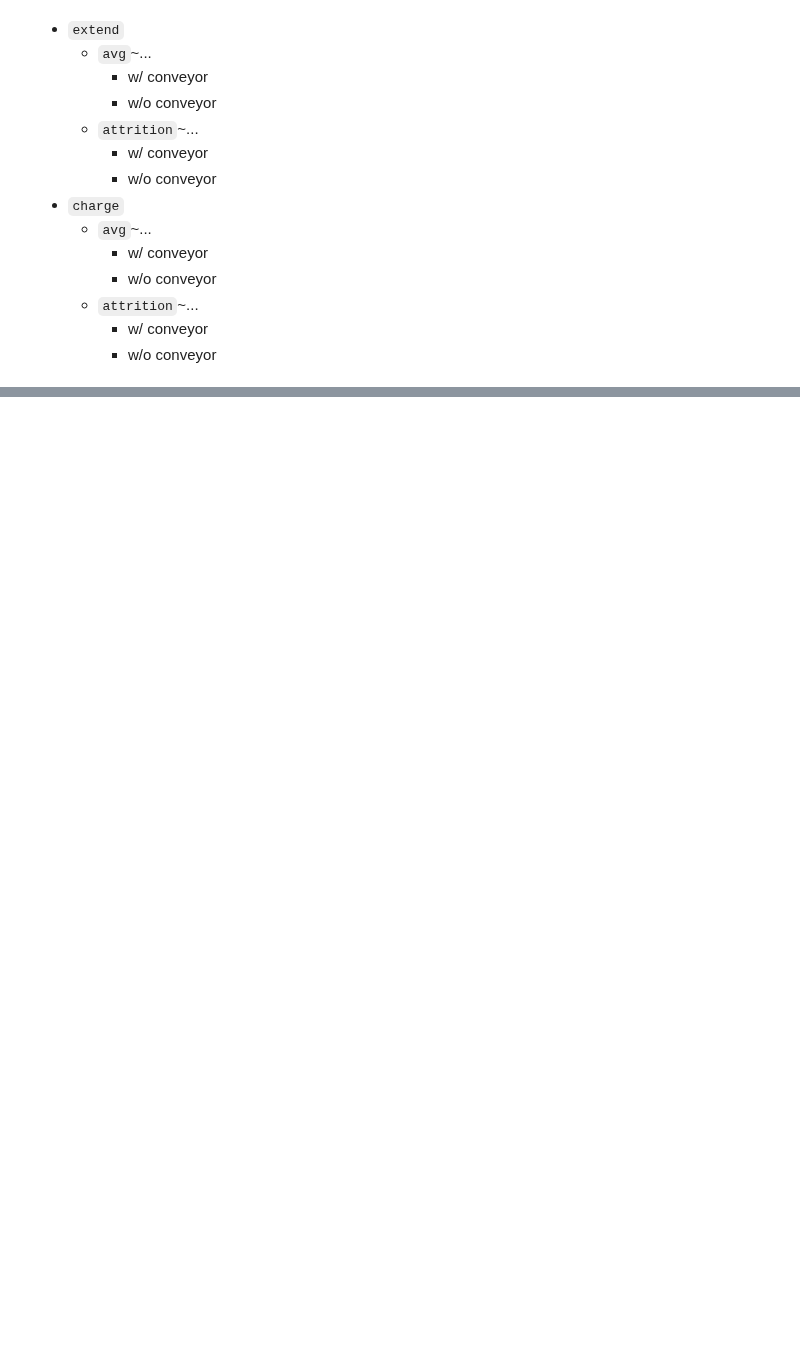
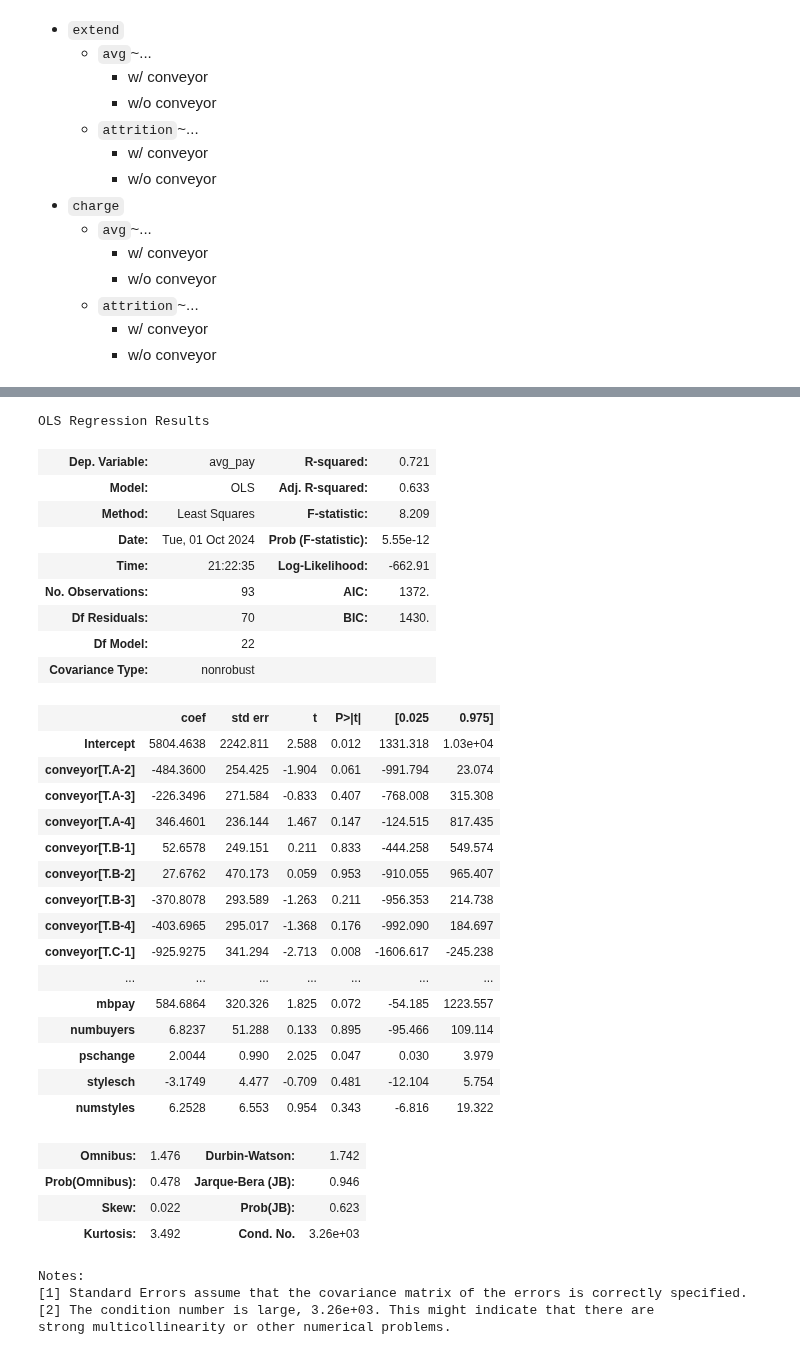
Before and after one commit to xolyn/labor_audit, a Jupyter notebook: LingyuZhou/FA24/shoeData/reg.ipynb, the cells around one changed output, grey strips where cells are left out. Saved outputs shown, nothing was run; the diff lists cells and outputs as text; code cells hidden in the pictures; blank space fills up the shorter version.

```diff
--- a/LingyuZhou/FA24/shoeData/reg.ipynb
+++ b/LingyuZhou/FA24/shoeData/reg.ipynb
@@ -93,0 +109,39 @@ modelSumm(ext_avg_woc, sig=1)
+# %%
+ext_avg_woc=smf.ols('avg_pay ~ avgprice + cus1price + mbpricing + mbpay + numbuyers + pschange +stylesch + numstyles+conveyor',
+            data=extend).fit()
+modelSumm(ext_avg_woc, verbose=1)
+# %% [output]
+OLS Regression Results
+| Dep. Variable: | avg_pay | R-squared: | 0.721 |
+| Model: | OLS | Adj. R-squared: | 0.633 |
+| Method: | Least Squares | F-statistic: | 8.209 |
+| Date: | Tue, 01 Oct 2024 | Prob (F-statistic): | 5.55e-12 |
+| Time: | 21:22:35 | Log-Likelihood: | -662.91 |
+| No. Observations: | 93 | AIC: | 1372. |
+| Df Residuals: | 70 | BIC: | 1430. |
+| Df Model: | 22 |  |  |
+| Covariance Type: | nonrobust |  |  |
+|  | coef | std err | t | P>|t| | [0.025 | 0.975] |
+| Intercept | 5804.4638 | 2242.811 | 2.588 | 0.012 | 1331.318 | 1.03e+04 |
+| conveyor[T.A-2] | -484.3600 | 254.425 | -1.904 | 0.061 | -991.794 | 23.074 |
+| conveyor[T.A-3] | -226.3496 | 271.584 | -0.833 | 0.407 | -768.008 | 315.308 |
+| conveyor[T.A-4] | 346.4601 | 236.144 | 1.467 | 0.147 | -124.515 | 817.435 |
+| conveyor[T.B-1] | 52.6578 | 249.151 | 0.211 | 0.833 | -444.258 | 549.574 |
+| conveyor[T.B-2] | 27.6762 | 470.173 | 0.059 | 0.953 | -910.055 | 965.407 |
+| conveyor[T.B-3] | -370.8078 | 293.589 | -1.263 | 0.211 | -956.353 | 214.738 |
+| conveyor[T.B-4] | -403.6965 | 295.017 | -1.368 | 0.176 | -992.090 | 184.697 |
+| conveyor[T.C-1] | -925.9275 | 341.294 | -2.713 | 0.008 | -1606.617 | -245.238 |
+| ... | ... | ... | ... | ... | ... | ... |
+| mbpay | 584.6864 | 320.326 | 1.825 | 0.072 | -54.185 | 1223.557 |
+| numbuyers | 6.8237 | 51.288 | 0.133 | 0.895 | -95.466 | 109.114 |
+| pschange | 2.0044 | 0.990 | 2.025 | 0.047 | 0.030 | 3.979 |
+| stylesch | -3.1749 | 4.477 | -0.709 | 0.481 | -12.104 | 5.754 |
+| numstyles | 6.2528 | 6.553 | 0.954 | 0.343 | -6.816 | 19.322 |
+| Omnibus: | 1.476 | Durbin-Watson: | 1.742 |
+| Prob(Omnibus): | 0.478 | Jarque-Bera (JB): | 0.946 |
+| Skew: | 0.022 | Prob(JB): | 0.623 |
+| Kurtosis: | 3.492 | Cond. No. | 3.26e+03 |
+Notes:
+[1] Standard Errors assume that the covariance matrix of the errors is correctly specified.
+[2] The condition number is large, 3.26e+03. This might indicate that there are
+strong multicollinearity or other numerical problems.
```
Also changed, not shown: parts of 7 cells of this notebook, 6 other files.
